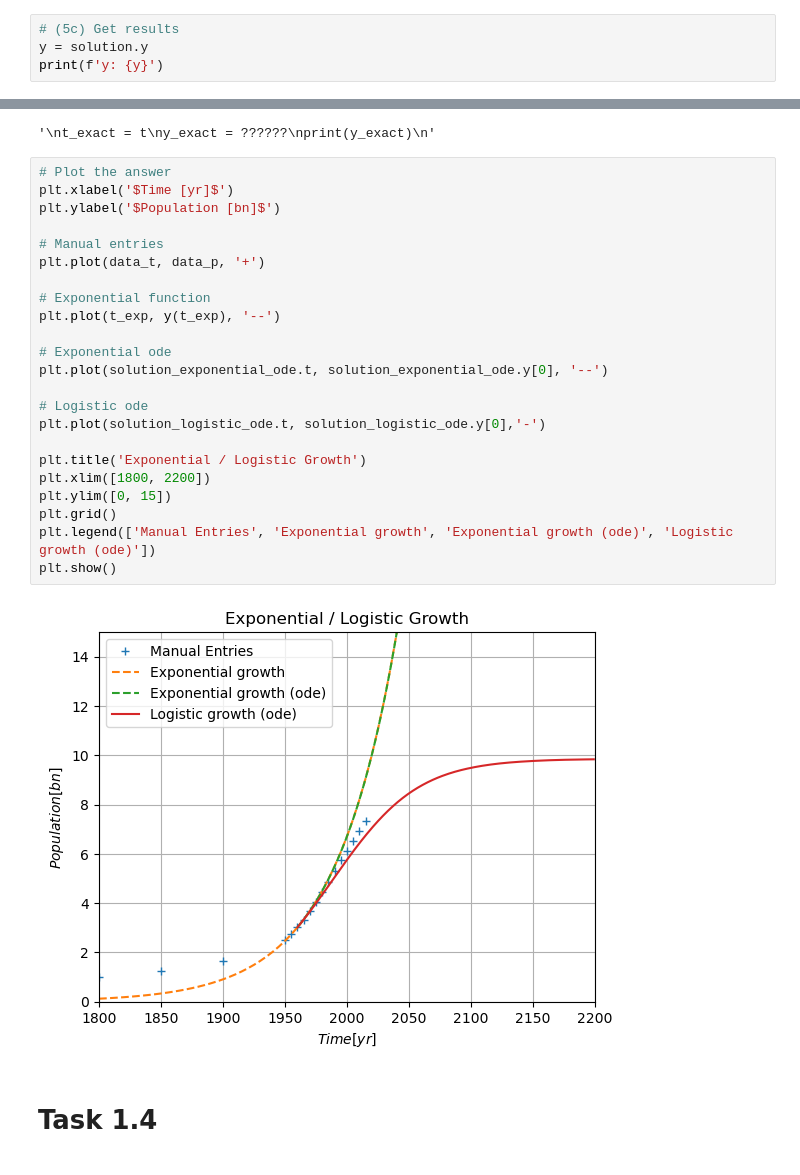
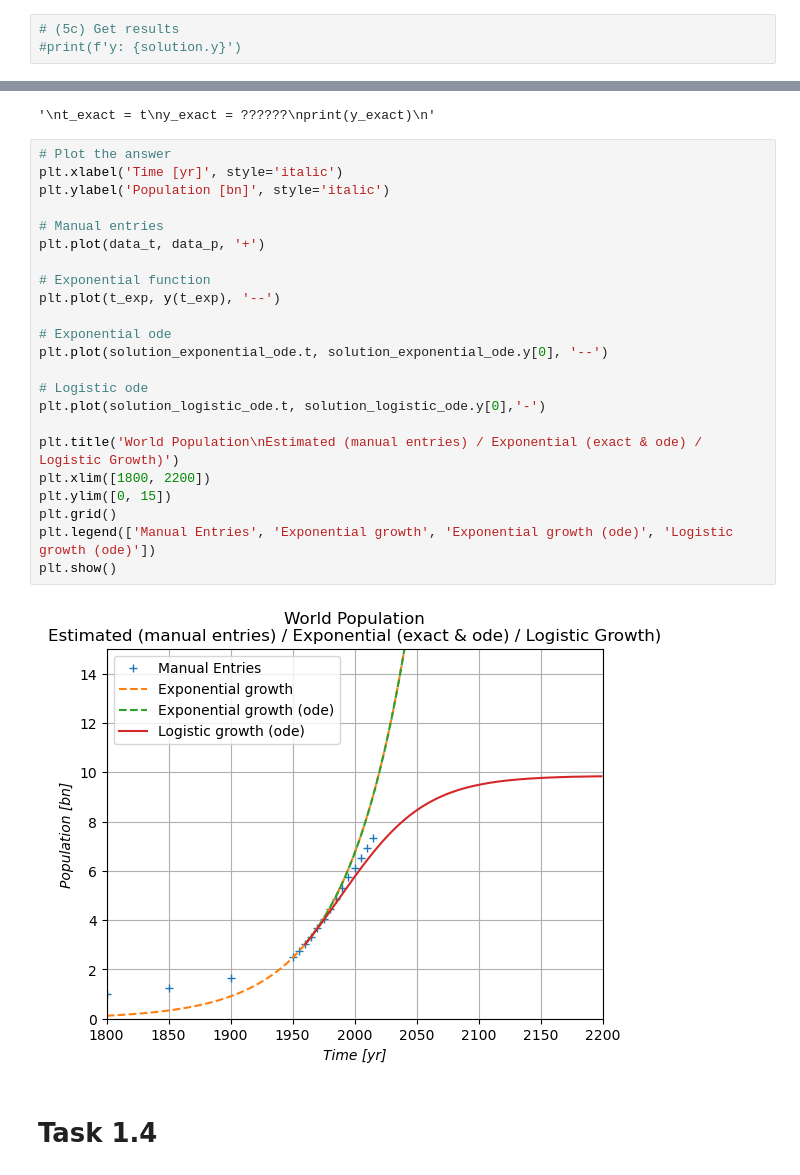
Before and after one commit to ablarer/SCC_ZHAW, a Jupyter notebook: 01/01 Vorlesung, Lab.ipynb, the cells around one changed output, grey strips where cells are left out. Cells and saved outputs as stored; diff of their text form.

```diff
--- a/01/01 Vorlesung, Lab.ipynb
+++ b/01/01 Vorlesung, Lab.ipynb
@@ -77,4 +68,3 @@ t: [-5.00000000e+00 -4.90000000e+00 -4.80000000e+00 -4.70000000e+00
 # %%
 # (5c) Get results
-y = solution.y
-print(f'y: {y}')
+#print(f'y: {solution.y}')
@@ -208,29 +163,29 @@ print(y_exact)
 '\nt_exact = t\ny_exact = ??????\nprint(y_exact)\n'
 # %%
 # Plot the answer
-plt.xlabel('$Time [yr]$')
-plt.ylabel('$Population [bn]$')
+plt.xlabel('Time [yr]', style='italic')
+plt.ylabel('Population [bn]', style='italic')
 
 # Manual entries
 plt.plot(data_t, data_p, '+')
 
 # Exponential function
 plt.plot(t_exp, y(t_exp), '--')
 
 # Exponential ode
 plt.plot(solution_exponential_ode.t, solution_exponential_ode.y[0], '--')
 
 # Logistic ode
 plt.plot(solution_logistic_ode.t, solution_logistic_ode.y[0],'-')
 
-plt.title('Exponential / Logistic Growth')
+plt.title('World Population\nEstimated (manual entries) / Exponential (exact & ode) / Logistic Growth)')
 plt.xlim([1800, 2200])
 plt.ylim([0, 15])
 plt.grid()
 plt.legend(['Manual Entries', 'Exponential growth', 'Exponential growth (ode)', 'Logistic growth (ode)'])
 plt.show()
 # %% [output]
-[figure, old version]
+[figure, new version]
 # %% [markdown]
 # Task 1.4
 # %%
```
Also changed, not shown: parts of 33 cells of this notebook, 4 other files.
